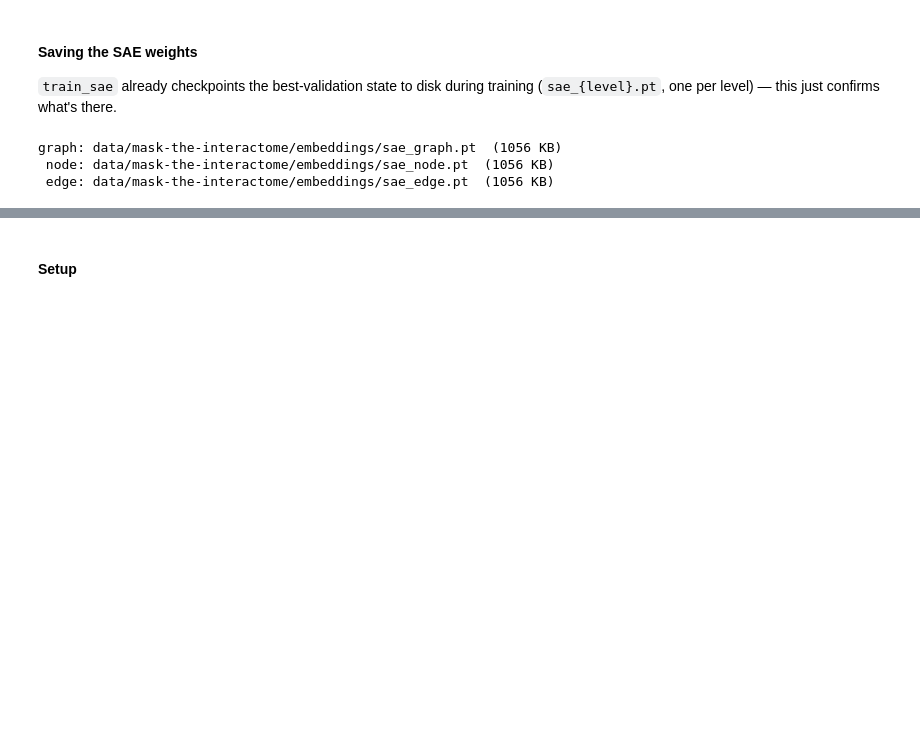
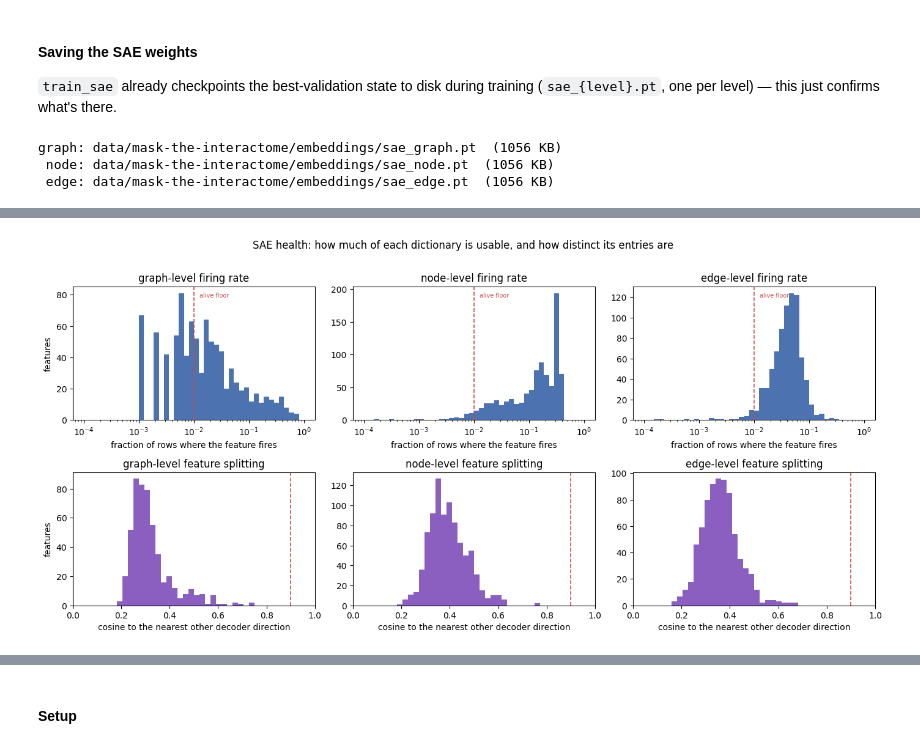
Before and after one commit to Multiomics-Analytics-Group/gea, a Jupyter notebook: docs/tutorial/mask-the-interactome.ipynb, the cells around one changed output, grey strips where cells are left out. Cells and saved outputs as stored; diff of their text form; code cells hidden in the pictures; blank space fills up the shorter version.

```diff
--- a/docs/tutorial/mask-the-interactome.ipynb
+++ b/docs/tutorial/mask-the-interactome.ipynb
@@ -1937,0 +1962,98 @@ graph: data/mask-the-interactome/embeddings/sae_graph.pt  (1056 KB)
+# %%
+from pathlib import Path
+
+import numpy as np
+import pandas as pd
+import torch
+import matplotlib.pyplot as plt
+
+from gea.gea import ShallowSAE, set_seed
+
+OUT_DIR = Path("data/mask-the-interactome")
+EMBEDDINGS_DIR = OUT_DIR / "embeddings"
+SEED = 42
+set_seed(SEED)
+device = torch.device("cuda" if torch.cuda.is_available() else "cpu")
+
+DIAG_MAX_ROWS = 400_000   # edge level has 5.8M rows; these are distributional statistics
+ALIVE_FREQ = 0.01         # the same floor the concept annotator uses to call a feature alive
+
+
+def sae_health(level, max_rows=DIAG_MAX_ROWS):
+    """Dead features, code density, reconstruction fidelity and feature splitting, for one level."""
+    export = np.load(EMBEDDINGS_DIR / f"mask_gnn_{level}.npz", allow_pickle=True)
+    X = export["embeddings"]
+    if len(X) > max_rows:
+        idx = np.sort(np.random.default_rng(SEED).choice(len(X), max_rows, replace=False))
+        X = X[idx]
+    X = X.astype(np.float32)
+
+    sae = ShallowSAE(in_dim=X.shape[1], latent_dim=1024)
+    sae.load_state_dict(torch.load(EMBEDDINGS_DIR / f"sae_{level}.pt", map_location="cpu"))
+    sae.to(device).eval()
+
+    mu = torch.tensor(X.mean(axis=0), device=device)
+    n_fire = torch.zeros(sae.latent_dim, device=device)
+    sse = sst = l0 = 0.0
+    with torch.no_grad():
+        for start in range(0, len(X), 65_536):
+            xb = torch.tensor(X[start:start + 65_536]).to(device)
+            z, x_hat = sae(xb)
+            n_fire += (z > 0).sum(0)
+            l0 += (z > 0).sum(1).float().sum().item()
+            sse += ((xb - x_hat) ** 2).sum().item()
+            sst += ((xb - mu) ** 2).sum().item()
+
+    freq = (n_fire / len(X)).cpu().numpy()
+
+    # feature splitting: cosine between decoder directions, restricted to features that fire at all
+    with torch.no_grad():
+        W = torch.nn.functional.normalize(sae.W_dec.detach(), dim=1)
+        cos = (W @ W.T).fill_diagonal_(-1.0)
+        alive = torch.as_tensor(freq >= ALIVE_FREQ, device=device)
+        nearest = cos[alive][:, alive].max(dim=1).values.cpu().numpy()
+
+    summary = {
+        "level": level, "rows": len(X),
+        "dead": float((freq == 0).mean()),
+        "alive": int((freq >= ALIVE_FREQ).sum()),
+        "L0": l0 / len(X),
+        "L0_pct": l0 / len(X) / sae.latent_dim,
+        "median_rate": float(np.median(freq[freq >= ALIVE_FREQ])),
+        "max_rate": float(freq.max()),
+        "recon_r2": 1 - sse / sst,
+        "twin_cos": float(np.median(nearest)),
+        "twin_frac_0.9": float((nearest > 0.9).mean()),
+    }
+    return summary, freq, nearest
+
+
+health, freqs, twins = {}, {}, {}
+rows = []
+for level in ["graph", "node", "edge"]:
+    summary, freq, nearest = sae_health(level)
+    rows.append(summary); freqs[level] = freq; twins[level] = nearest
+
+health_table = pd.DataFrame(rows).set_index("level")
+print(health_table.to_string(float_format=lambda v: f"{v:.3g}"))
+
+fig, axes = plt.subplots(2, 3, figsize=(14, 6.5))
+for col, level in enumerate(["graph", "node", "edge"]):
+    ax = axes[0, col]
+    f = freqs[level]
+    ax.hist(np.clip(f, 1e-4, None), bins=np.logspace(-4, 0, 45), color="#4C72B0")
+    ax.axvline(ALIVE_FREQ, color="#c44e52", lw=1.2, ls="--")
+    ax.set(xscale="log", xlabel="fraction of rows where the feature fires",
+           ylabel="features" if col == 0 else "", title=f"{level}-level firing rate")
+    ax.text(ALIVE_FREQ * 1.25, ax.get_ylim()[1] * 0.92, "alive floor", fontsize=7, color="#c44e52")
+
+    ax = axes[1, col]
+    ax.hist(twins[level], bins=np.linspace(0, 1, 45), color="#8b5fbf")
+    ax.axvline(0.9, color="#c44e52", lw=1.2, ls="--")
+    ax.set(xlim=(0, 1), xlabel="cosine to the nearest other decoder direction",
+           ylabel="features" if col == 0 else "", title=f"{level}-level feature splitting")
+for ax in axes.ravel():
+    ax.grid(False)
+fig.suptitle("SAE health: how much of each dictionary is usable, and how distinct its entries are", y=1.01)
+plt.tight_layout(); plt.show()
+# %% [output]
@@ -1937,0 +2065 @@ graph: data/mask-the-interactome/embeddings/sae_graph.pt  (1056 KB)
+[figure, added]
```
Also changed, not shown: parts of 48 cells of this notebook, 6 other files.
